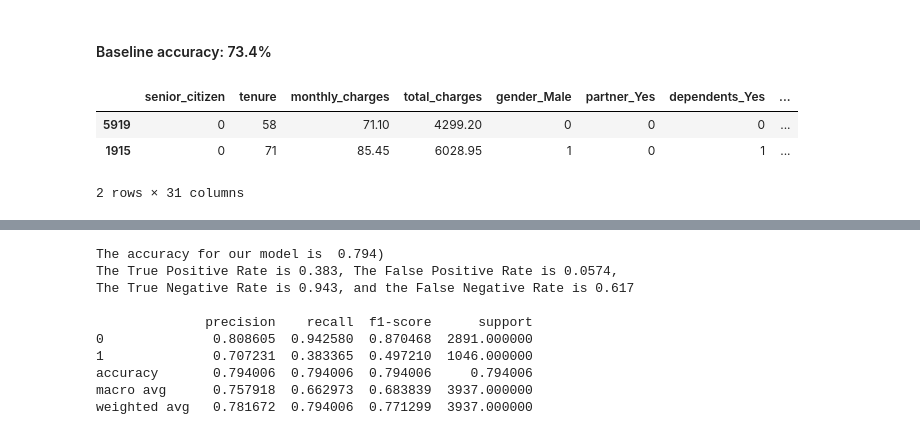
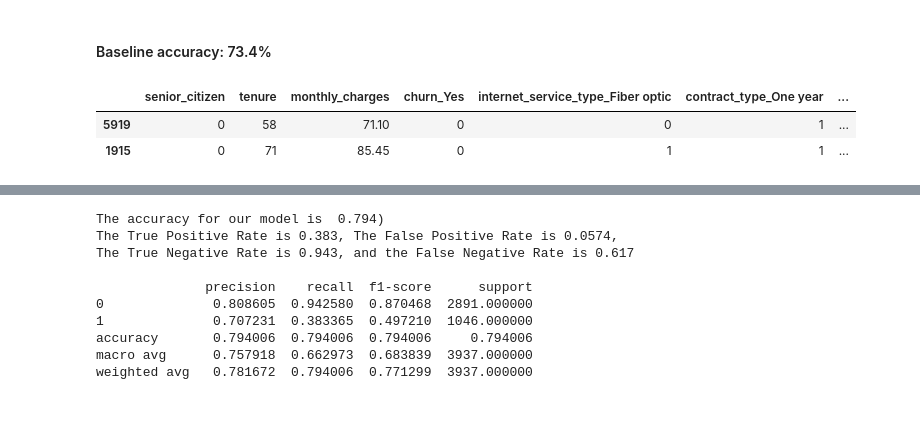
Before and after one commit to watermanbrandyn/classification_project, a Jupyter notebook: classification_workbook.ipynb, the cells around one changed output, grey strips where cells are left out. Cells and saved outputs as stored; diff of their text form; code cells hidden in the pictures.

```diff
--- a/classification_workbook.ipynb
+++ b/classification_workbook.ipynb
@@ -950,4 +952,4 @@ test_cust = test[['customer_id']]
 # %%
-train = train.drop(columns='customer_id')
-validate = validate.drop(columns='customer_id')
-test = test.drop(columns='customer_id')
+# train = train.drop(columns='customer_id')
+# validate = validate.drop(columns='customer_id')
+# test = test.drop(columns='customer_id')
@@ -954,3 +985,5 @@ test = test.drop(columns='customer_id')
+# %%
+train10, validate10, test10, train_cust, validate_cust, test_cust = more_clean(train, validate, test)
 # %% [markdown]
 ## Modeling:
 # %%
@@ -968,11 +1001,10 @@ baseline
 # %% [markdown]
 #### Baseline accuracy: 73.4%
 # %%
-train.head(2)
+train10.head(2)
 # %% [output]
-|  | senior_citizen | tenure | monthly_charges | total_charges | gender_Male | partner_Yes | dependents_Yes | ... |
-| 5919 | 0 | 58 | 71.10 | 4299.20 | 0 | 0 | 0 | ... |
-| 1915 | 0 | 71 | 85.45 | 6028.95 | 1 | 0 | 1 | ... |
+|  | senior_citizen | tenure | monthly_charges | churn_Yes | internet_service_type_Fiber optic | contract_type_One year | ... |
+| 5919 | 0 | 58 | 71.10 | 0 | 0 | 1 | ... |
+| 1915 | 0 | 71 | 85.45 | 0 | 1 | 1 | ... |
-2 rows × 31 columns
 # %%
 # Our target variable is churn_Yes so we are going to separate our x and y accordingly
```
Also changed, not shown: parts of 53 cells of this notebook.
